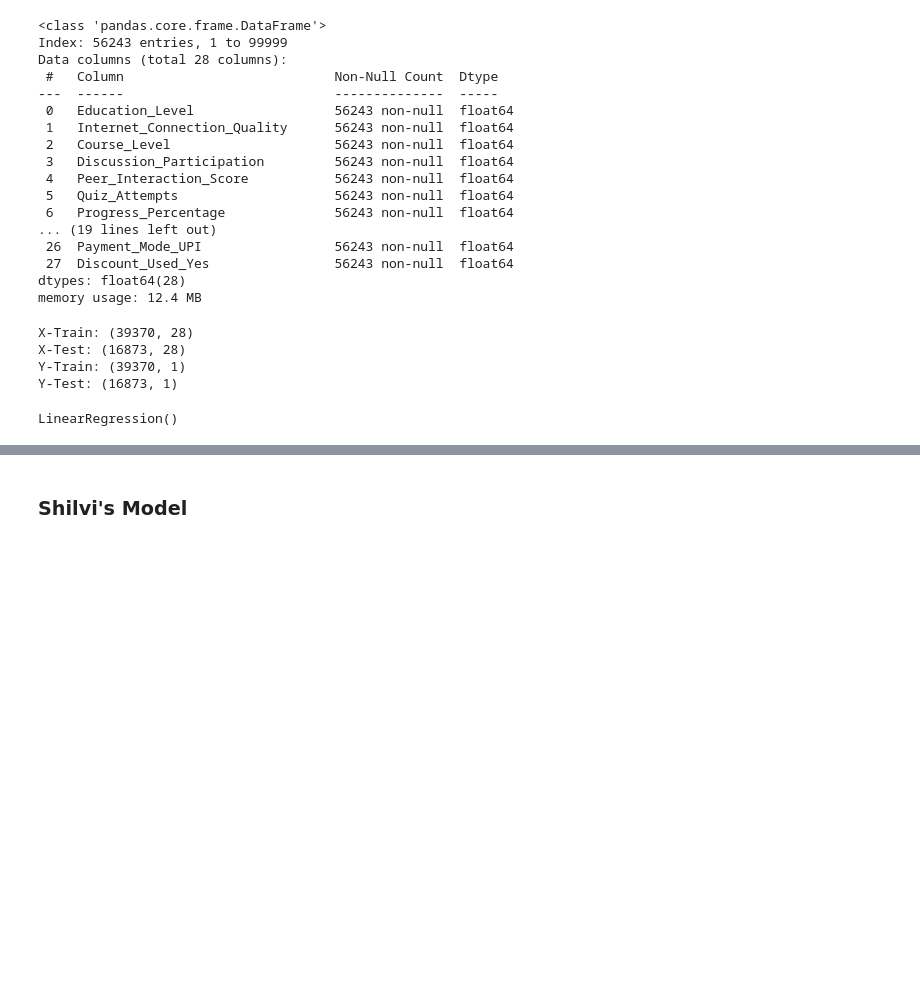
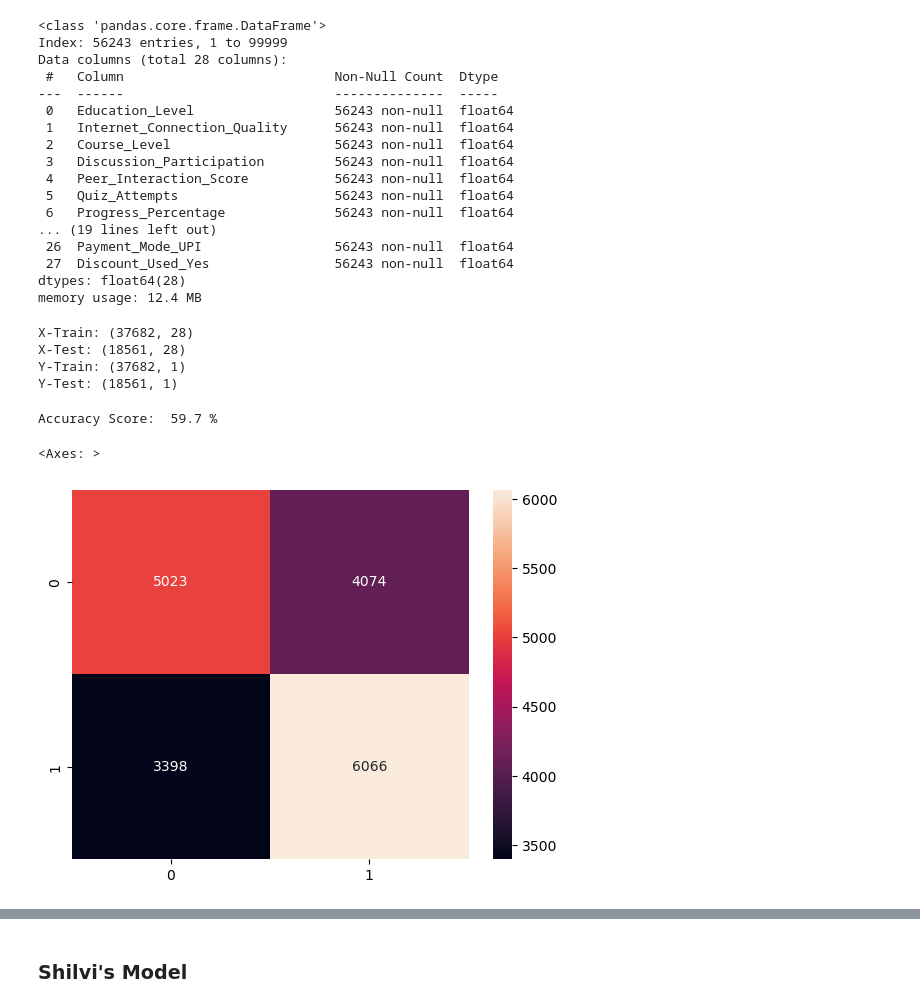
Before and after one commit to AkeemSemperDataScience/data3450-project-v1251-group_1, a Jupyter notebook: START_Project.ipynb, the cells around one changed output, grey strips where cells are left out. Saved outputs shown, nothing was run; the diff lists cells and outputs as text; code cells hidden in the pictures; blank space fills up the shorter version.

Commit message:
Marci's model

```diff
--- a/START_Project.ipynb
+++ b/START_Project.ipynb
@@ -505,20 +505,39 @@ memory usage: 12.4 MB
 # %%
 # Split data into Train and Test
 
-xTrain,xTest,yTrain,yTest = train_test_split(x,y,test_size=.3)
-print("X-Train:", xTrain.shape)
-print("X-Test:", xTest.shape)
-print("Y-Train:", yTrain.shape)
-print("Y-Test:", yTest.shape)
+X_train, X_test, y_train, y_test = train_test_split(x, y, test_size=0.33)
+print("X-Train:", X_train.shape)
+print("X-Test:", X_test.shape)
+print("Y-Train:", y_train.shape)
+print("Y-Test:", y_test.shape)
 # %% [output]
-X-Train: (39370, 28)
-X-Test: (16873, 28)
-Y-Train: (39370, 1)
-Y-Test: (16873, 1)
+X-Train: (37682, 28)
+X-Test: (18561, 28)
+Y-Train: (37682, 1)
+Y-Test: (18561, 1)
 # %%
-# Implement linear regression
+# Fit model
 
-model = LinearRegression()
-model.fit(xTrain,yTrain)
+model = LogisticRegression(max_iter=1000).fit(X_train,y_train.ravel())
+
+# Make prediction
+
+model_pred = model.predict(X_test)
+
+# Calc accuracy
+
+score = model.score(X_test, y_test)
+print('Accuracy Score: ', round(score*100, 1), '%')
 # %% [output]
-LinearRegression()
+Accuracy Score:  59.7 %
+# %%
+# Figure out how many predictions fall in each category
+    # True Neg, False Pos
+    # False Neg, True Pos
+
+from sklearn.metrics import classification_report, accuracy_score, confusion_matrix
+conf_matrix = confusion_matrix(y_test, model_pred)
+sns.heatmap(conf_matrix, annot=True, fmt='d')
+# %% [output]
+<Axes: >
+[figure, added]
```
Also changed, not shown: parts of 2 cells of this notebook.
